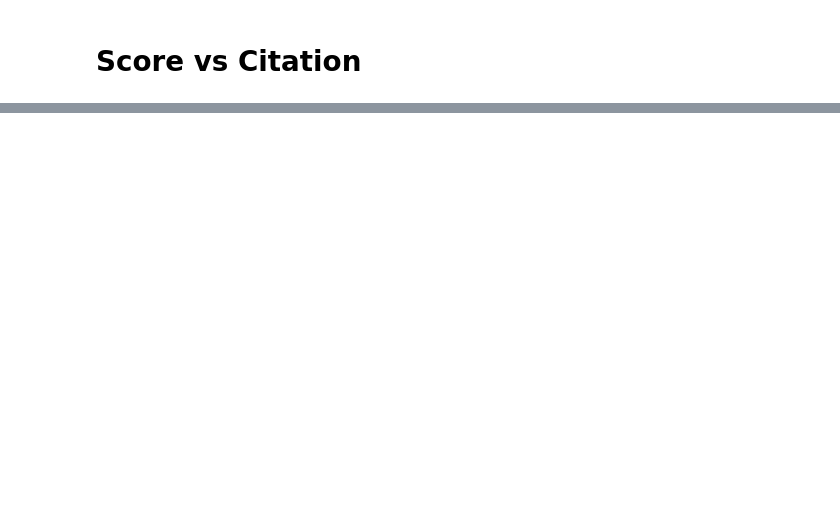
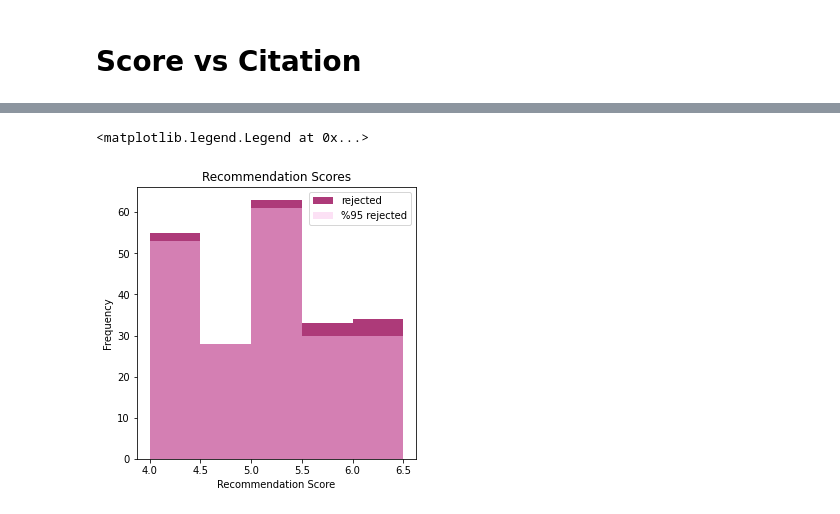
Before and after one commit to TrubadurOsman/PeerTrust, a Jupyter notebook: EDA.ipynb, the cells around one changed output, grey strips where cells are left out. Saved outputs shown, nothing was run; the diff lists cells and outputs as text; code cells hidden in the pictures; blank space fills up the shorter version.

```diff
--- a/EDA.ipynb
+++ b/EDA.ipynb
@@ -82,0 +187,13 @@ Normalized per paper citations of rejected papers:  52.14035087719298
+# %%
+bins = np.arange(4, 7, 0.5)
+
+plt.figure(figsize=(5, 5))
+plt.xlabel('Recommendation Score')
+plt.ylabel('Frequency')
+plt.title('Recommendation Scores')
+plt.hist(rejected['scores'], bins=bins, label='rejected', color='#ad3a79')
+plt.hist(rejected_norm['scores'], bins=bins, label='%95 rejected', color='#fbc4ed', alpha=0.5)
+plt.legend()
+# %% [output]
+<matplotlib.legend.Legend at 0x...>
+[figure, added]
```
Also changed, not shown: parts of 23 cells of this notebook, 8 other files.
